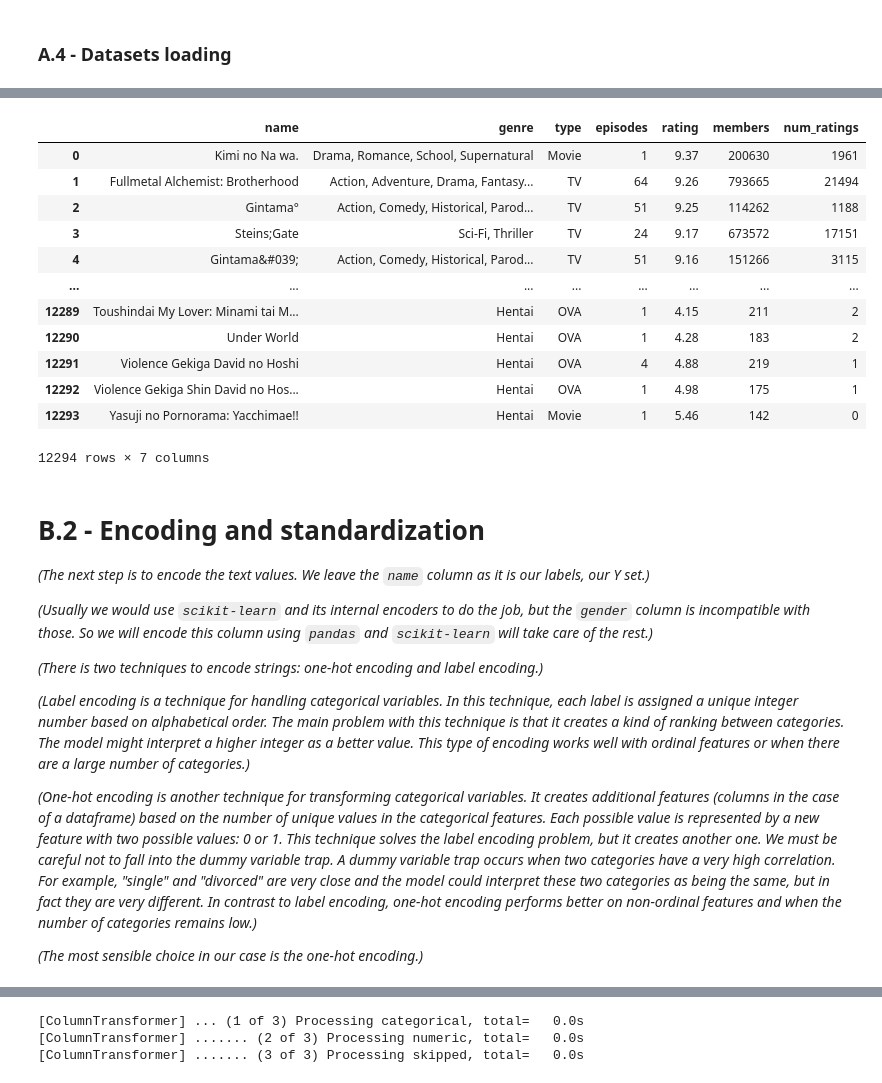
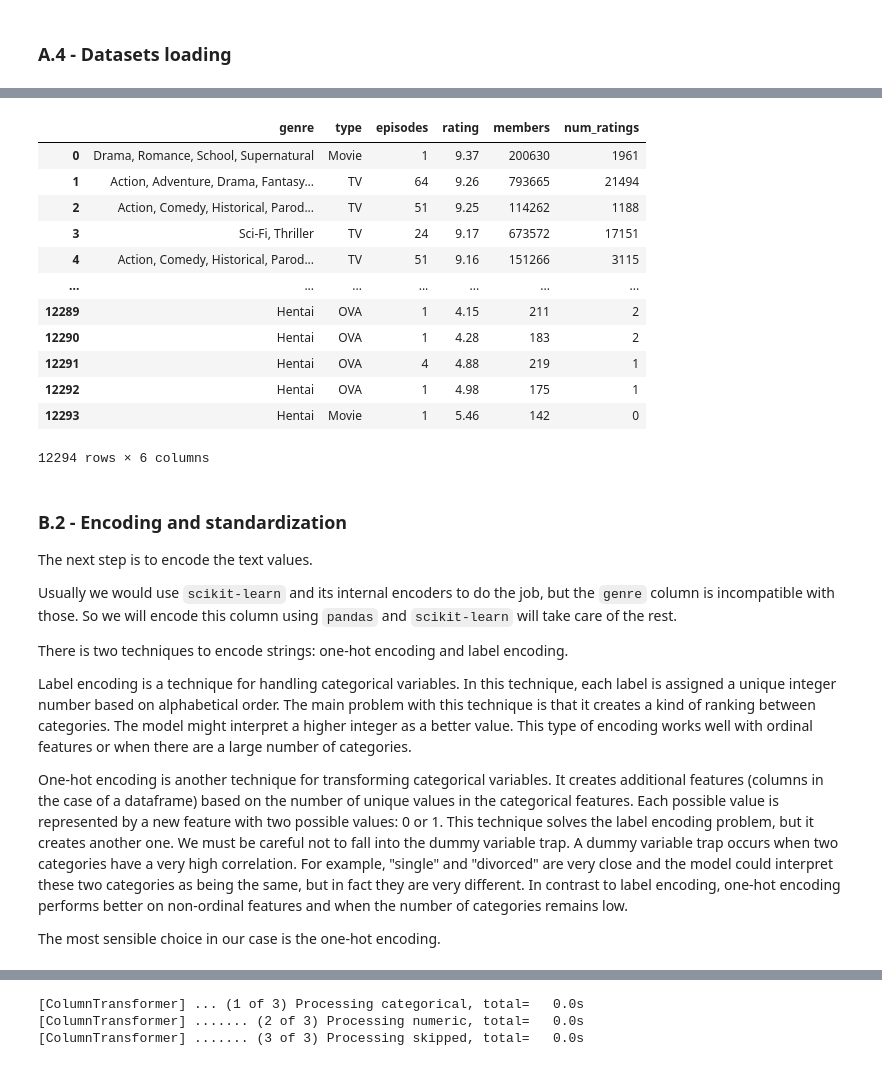
Before and after one commit to EmpireDemocratiqueDuPoulpe/Cours-IA, a Jupyter notebook: 5MLRE/Project/notebooks/en/3-Content-Based_filtering.ipynb, the cells around one changed output, grey strips where cells are left out. Cells and saved outputs as stored; diff of their text form; code cells hidden in the pictures.

Commit message:
5MLRE: Content-based filtering: More text and a bug fix

```diff
--- a/5MLRE/Project/notebooks/en/3-Content-Based_filtering.ipynb
+++ b/5MLRE/Project/notebooks/en/3-Content-Based_filtering.ipynb
@@ -89,33 +93,33 @@ Expliquer pourquoi second processing
 # %%
-data_preprocessed = data_anime.drop(labels=["anime_id", "genre_split", "rank_avg_rating", "rank_num_ratings"], axis=1, inplace=False)
+data_preprocessed = data_anime.drop(labels=["anime_id", "name", "genre_split", "rank_avg_rating", "rank_num_ratings"], axis=1, inplace=False)
 data_preprocessed
 # %% [output]
-|  | name | genre | type | episodes | rating | members | num_ratings |
-| 0 | Kimi no Na wa. | Drama, Romance, School, Supernatural | Movie | 1 | 9.37 | 200630 | 1961 |
-| 1 | Fullmetal Alchemist: Brotherhood | Action, Adventure, Drama, Fantasy... | TV | 64 | 9.26 | 793665 | 21494 |
-| 2 | Gintama° | Action, Comedy, Historical, Parod... | TV | 51 | 9.25 | 114262 | 1188 |
-| 3 | Steins;Gate | Sci-Fi, Thriller | TV | 24 | 9.17 | 673572 | 17151 |
-| 4 | Gintama&#039; | Action, Comedy, Historical, Parod... | TV | 51 | 9.16 | 151266 | 3115 |
-| ... | ... | ... | ... | ... | ... | ... | ... |
-| 12289 | Toushindai My Lover: Minami tai M... | Hentai | OVA | 1 | 4.15 | 211 | 2 |
-| 12290 | Under World | Hentai | OVA | 1 | 4.28 | 183 | 2 |
-| 12291 | Violence Gekiga David no Hoshi | Hentai | OVA | 4 | 4.88 | 219 | 1 |
-| 12292 | Violence Gekiga Shin David no Hos... | Hentai | OVA | 1 | 4.98 | 175 | 1 |
-| 12293 | Yasuji no Pornorama: Yacchimae!! | Hentai | Movie | 1 | 5.46 | 142 | 0 |
+|  | genre | type | episodes | rating | members | num_ratings |
+| 0 | Drama, Romance, School, Supernatural | Movie | 1 | 9.37 | 200630 | 1961 |
+| 1 | Action, Adventure, Drama, Fantasy... | TV | 64 | 9.26 | 793665 | 21494 |
+| 2 | Action, Comedy, Historical, Parod... | TV | 51 | 9.25 | 114262 | 1188 |
+| 3 | Sci-Fi, Thriller | TV | 24 | 9.17 | 673572 | 17151 |
+| 4 | Action, Comedy, Historical, Parod... | TV | 51 | 9.16 | 151266 | 3115 |
+| ... | ... | ... | ... | ... | ... | ... |
+| 12289 | Hentai | OVA | 1 | 4.15 | 211 | 2 |
+| 12290 | Hentai | OVA | 1 | 4.28 | 183 | 2 |
+| 12291 | Hentai | OVA | 4 | 4.88 | 219 | 1 |
+| 12292 | Hentai | OVA | 1 | 4.98 | 175 | 1 |
+| 12293 | Hentai | Movie | 1 | 5.46 | 142 | 0 |
-12294 rows × 7 columns
+12294 rows × 6 columns
 # %% [markdown]
-# B.2 - Encoding and standardization
-*(The next step is to encode the text values. We leave the `name` column as it is our labels, our Y set.)*
+### B.2 - Encoding and standardization
+The next step is to encode the text values.
 
-*(Usually we would use `scikit-learn` and its internal encoders to do the job, but the `gender` column is incompatible with those. So we will encode this column using `pandas` and `scikit-learn` will take care of the rest.)*
+Usually we would use `scikit-learn` and its internal encoders to do the job, but the `genre` column is incompatible with those. So we will encode this column using `pandas` and `scikit-learn` will take care of the rest.
 
-*(There is two techniques to encode strings: one-hot encoding and label encoding.)*
+There is two techniques to encode strings: one-hot encoding and label encoding.
 
-*(Label encoding is a technique for handling categorical variables. In this technique, each label is assigned a unique integer number based on alphabetical order. The main problem with this technique is that it creates a kind of ranking between categories. The model might interpret a higher integer as a better value. This type of encoding works well with ordinal features or when there are a large number of categories.)*
+Label encoding is a technique for handling categorical variables. In this technique, each label is assigned a unique integer number based on alphabetical order. The main problem with this technique is that it creates a kind of ranking between categories. The model might interpret a higher integer as a better value. This type of encoding works well with ordinal features or when there are a large number of categories.
 
-*(One-hot encoding is another technique for transforming categorical variables. It creates additional features (columns in the case of a dataframe) based on the number of unique values in the categorical features. Each possible value is represented by a new feature with two possible values: 0 or 1. This technique solves the label encoding problem, but it creates another one. We must be careful not to fall into the dummy variable trap. A dummy variable trap occurs when two categories have a very high correlation. For example, "single" and "divorced" are very close and the model could interpret these two categories as being the same, but in fact they are very different. In contrast to label encoding, one-hot encoding performs better on non-ordinal features and when the number of categories remains low.)*
+One-hot encoding is another technique for transforming categorical variables. It creates additional features (columns in the case of a dataframe) based on the number of unique values in the categorical features. Each possible value is represented by a new feature with two possible values: 0 or 1. This technique solves the label encoding problem, but it creates another one. We must be careful not to fall into the dummy variable trap. A dummy variable trap occurs when two categories have a very high correlation. For example, "single" and "divorced" are very close and the model could interpret these two categories as being the same, but in fact they are very different. In contrast to label encoding, one-hot encoding performs better on non-ordinal features and when the number of categories remains low.
 
-*(The most sensible choice in our case is the one-hot encoding.)*
+The most sensible choice in our case is the one-hot encoding.
 # %%
 genre_col_idx = data_preprocessed.columns.get_loc("genre")
 
```
Also changed, not shown: parts of 27 cells of this notebook.
